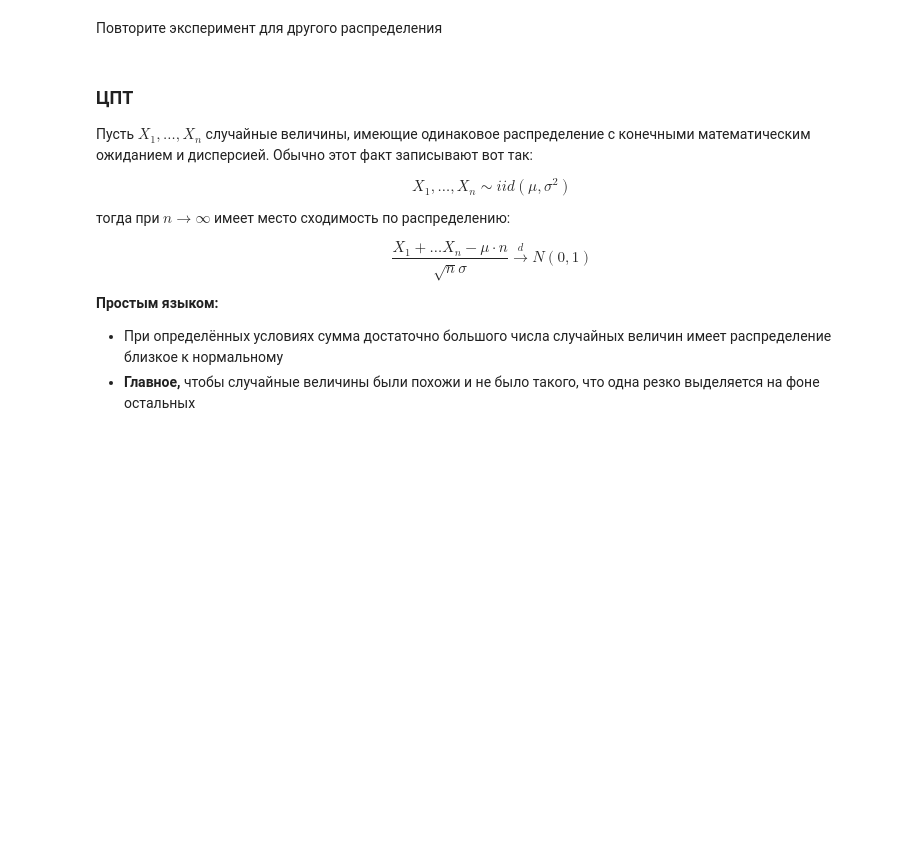
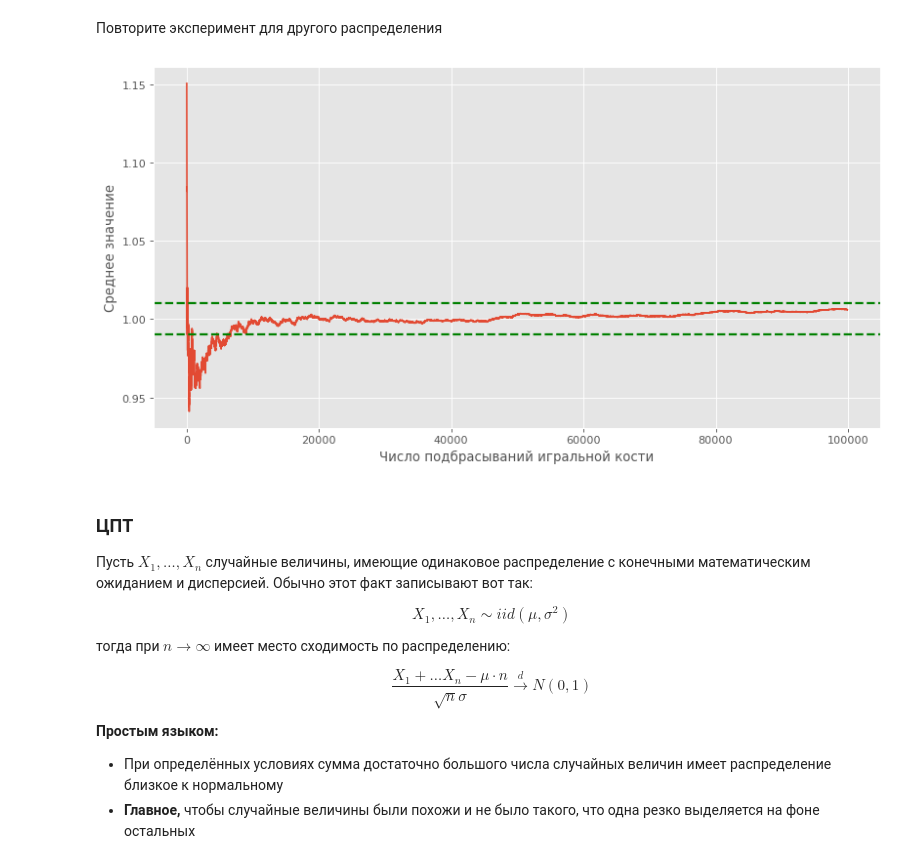
Before and after one commit to VladimirBalditsyn/HSE_AppliedStatistics, a Jupyter notebook: lesson 3/3_ci-real_estate.ipynb, the cells around one changed output. Drawn from its saved outputs; the diff is of its cells as text; code cells hidden in the pictures; blank space fills up the shorter version.

```diff
--- a/lesson 3/3_ci-real_estate.ipynb
+++ b/lesson 3/3_ci-real_estate.ipynb
@@ -49,5 +51,20 @@ plt.ylabel('Среднее значение');
 # %% [markdown]
 Повторите эксперимент для другого распределения
+# %%
+x = stats.expon.rvs(size=n_obs)
+x_mean = x.cumsum() / np.arange(1, n_obs + 1)
+# %%
+eps = 0.01
+
+plt.figure(figsize=(12,6))
+plt.plot(x_mean[100:])
+plt.axhline(1 + eps, color='g', linestyle='dashed', linewidth=2)
+plt.axhline(1 - eps, color='g', linestyle='dashed', linewidth=2)
+
+plt.xlabel('Число подбрасываний игральной кости')
+plt.ylabel('Среднее значение');
+# %% [output]
+[figure, added]
 # %% [markdown]
 ### ЦПТ
 
```
Also changed, not shown: parts of 9 cells of this notebook.
